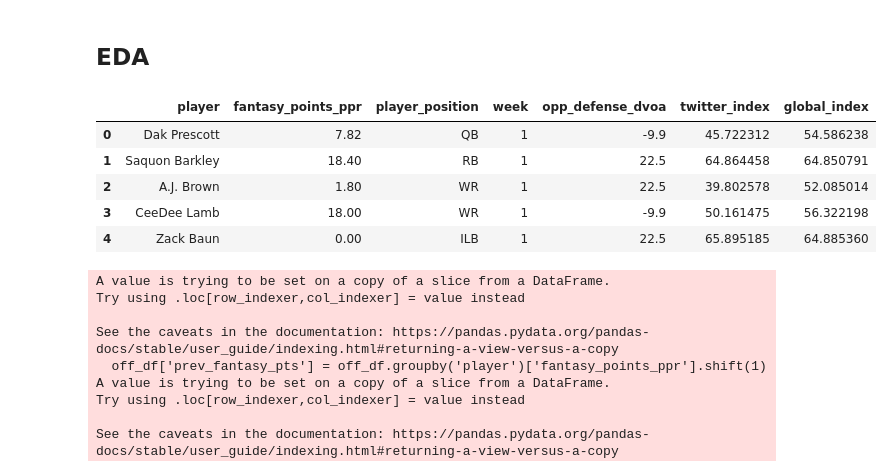
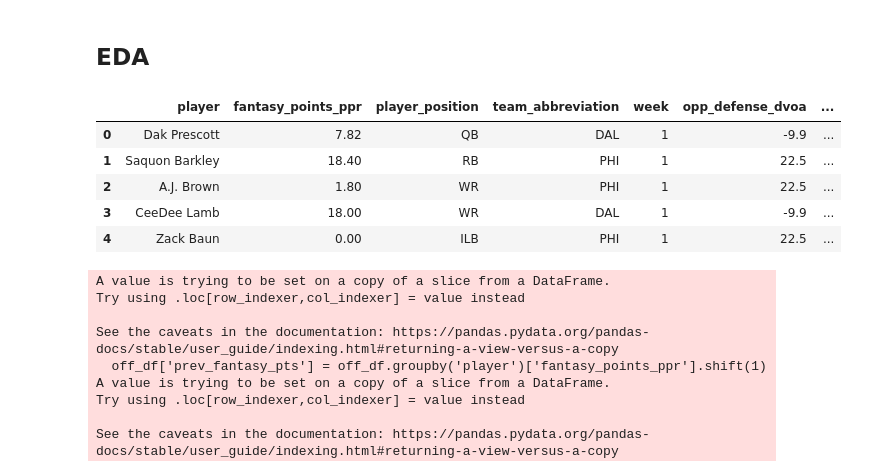
Before and after one commit to ryanjamesyu2/sentiment-performance-connection, a Jupyter notebook: fantasy_ppr_regression.ipynb, the cells around one changed output. Drawn from its saved outputs; the diff is of its cells as text; code cells hidden in the pictures.

Commit message:
Checked for differences in sentiment effect by team

```diff
--- a/fantasy_ppr_regression.ipynb
+++ b/fantasy_ppr_regression.ipynb
@@ -17,38 +17,38 @@ from statsmodels.stats.anova import anova_lm
 # %%
 # Read in data
 twitter_df = pd.read_csv('sentiment_indices/twitter_local_index_sprint2.csv')
 global_df = pd.read_csv('sentiment_indices/global_index.csv')
 perf_df = pd.read_csv('data/nfl_sentiment_2025_cleaned.csv')
 
 # Filter to appropriate columns
-perf_df = perf_df[['player_name', 'player_position', 'game_week', 'fantasy_points_ppr', 'opp_defense_dvoa']]
+perf_df = perf_df[['player_name', 'player_position', 'team_abbreviation', 'game_week', 'fantasy_points_ppr', 'opp_defense_dvoa']]
 
 # Join sentiment data frames together
 sent_df = pd.merge(twitter_df, global_df, left_on=['subject', 'game_id'], right_on=['player', 'week'])
 sent_df = sent_df[['player', 'week', 'local_index', 'global_index']]
 
 # Make corrections to data types/player names as necessary
 sent_df['player'] = sent_df['player'].replace({'AJ Brown': 'A.J. Brown',
                                                'JaMarr Chase': 'Ja\'Marr Chase',
                                                'Greg Rousseau': 'Gregory Rousseau',
                                                'Michael Pittman Jr': 'Michael Pittman',
                                                'Antoine Winfield Jr': 'Antoine Winfield Jr.'})
 sent_df['week'] = sent_df.apply(
     lambda x: int(x['week'][1:]), axis=1
 )
 
 # Join sentiment and performance indices together
 df = pd.merge(perf_df, sent_df, left_on=['player_name', 'game_week'], right_on=['player', 'week'])
-df = df[['player', 'fantasy_points_ppr', 'player_position', 'week', 'opp_defense_dvoa', 'local_index', 'global_index']]
+df = df[['player', 'fantasy_points_ppr', 'player_position', 'team_abbreviation', 'week', 'opp_defense_dvoa', 'local_index', 'global_index']]
 df = df.rename(columns={'local_index': 'twitter_index'})
 df.head()
 # %% [output]
-|  | player | fantasy_points_ppr | player_position | week | opp_defense_dvoa | twitter_index | global_index |
-| 0 | Dak Prescott | 7.82 | QB | 1 | -9.9 | 45.722312 | 54.586238 |
-| 1 | Saquon Barkley | 18.40 | RB | 1 | 22.5 | 64.864458 | 64.850791 |
-| 2 | A.J. Brown | 1.80 | WR | 1 | 22.5 | 39.802578 | 52.085014 |
-| 3 | CeeDee Lamb | 18.00 | WR | 1 | -9.9 | 50.161475 | 56.322198 |
-| 4 | Zack Baun | 0.00 | ILB | 1 | 22.5 | 65.895185 | 64.885360 |
+|  | player | fantasy_points_ppr | player_position | team_abbreviation | week | opp_defense_dvoa | ... |
+| 0 | Dak Prescott | 7.82 | QB | DAL | 1 | -9.9 | ... |
+| 1 | Saquon Barkley | 18.40 | RB | PHI | 1 | 22.5 | ... |
+| 2 | A.J. Brown | 1.80 | WR | PHI | 1 | 22.5 | ... |
+| 3 | CeeDee Lamb | 18.00 | WR | DAL | 1 | -9.9 | ... |
+| 4 | Zack Baun | 0.00 | ILB | PHI | 1 | 22.5 | ... |
 # %%
 off_df = df[df['player_position'].isin(['QB', 'RB', 'WR', 'TE'])]
 off_df['prev_fantasy_pts'] = off_df.groupby('player')['fantasy_points_ppr'].shift(1)
```
Also changed, not shown: parts of 8 cells of this notebook.
